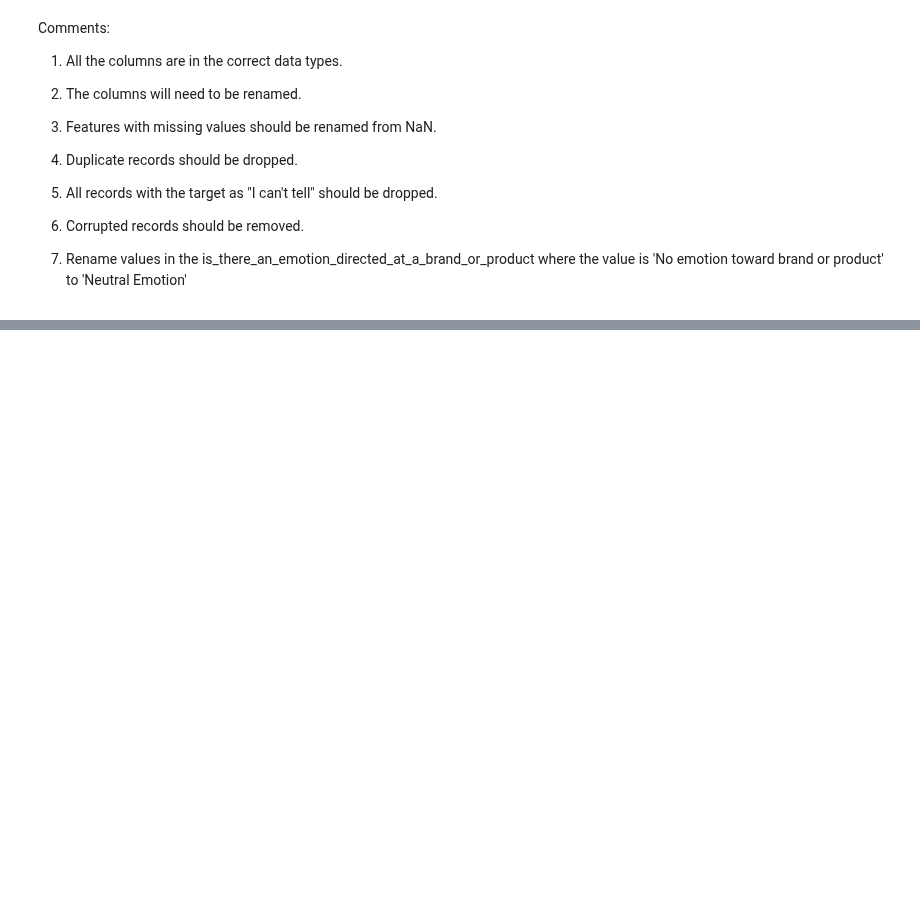
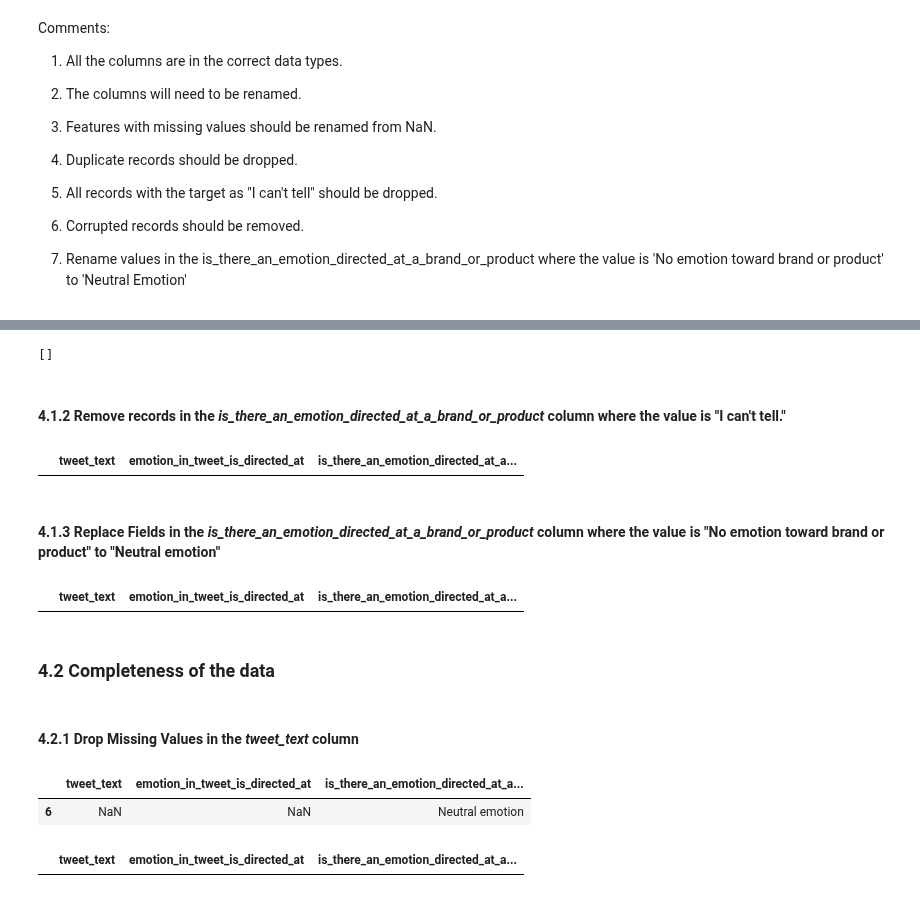
Before and after one commit to gtisnanga/GRP-13-FINAL-PROJECT, a Jupyter notebook: FINAL.ipynb, the cells around one changed output, grey strips where cells are left out. Saved outputs shown, nothing was run; the diff lists cells and outputs as text; code cells hidden in the pictures; blank space fills up the shorter version.

```diff
--- a/FINAL.ipynb
+++ b/FINAL.ipynb
@@ -253,0 +268,3 @@ Comments:
+# %%
+# Applying the is_corrupted function to find the indexes of the corrupted records
+corrupted_records_idx = is_corrupted(data['tweet_text'])
@@ -253,0 +280,45 @@ Comments:
+# %%
+# Drop these records
+data.drop(index=corrupted_records_idx, inplace=True)
+# %%
+# Test to ensure there are no corrupted records left
+is_corrupted(data['tweet_text'])
+# %% [output]
+[]
+# %% [markdown]
+#### 4.1.2 Remove records in the *is_there_an_emotion_directed_at_a_brand_or_product* column where the value is "I can't tell."
+# %%
+# Identify records with the specified value
+uncertain_reaction_idx = data[data['is_there_an_emotion_directed_at_a_brand_or_product'] == "I can't tell"].index
+
+# Remove the identified records
+data.drop(index=uncertain_reaction_idx, inplace=True)
+
+# Test & verify removal
+data[data['is_there_an_emotion_directed_at_a_brand_or_product'] == "I can't tell"]
+# %% [output]
+|  | tweet_text | emotion_in_tweet_is_directed_at | is_there_an_emotion_directed_at_a... |
+# %% [markdown]
+#### 4.1.3 Replace Fields in the *is_there_an_emotion_directed_at_a_brand_or_product* column where the value is "No emotion toward brand or product" to "Neutral emotion"
+# %%
+# Identify records with the specified value
+neutral_reaction_idx = data[data['is_there_an_emotion_directed_at_a_brand_or_product'] ==\
+                              "No emotion toward brand or product"].index
+
+# Remove the identified records
+data.loc[neutral_reaction_idx, 'is_there_an_emotion_directed_at_a_brand_or_product'] = "Neutral emotion"
+
+# Test & verify the removal
+data[data['is_there_an_emotion_directed_at_a_brand_or_product'] == "No emotion toward brand or product"]
+# %% [output]
+|  | tweet_text | emotion_in_tweet_is_directed_at | is_there_an_emotion_directed_at_a... |
+# %% [markdown]
+### 4.2 Completeness of the data
+# %% [markdown]
+#### 4.2.1 Drop Missing Values in the *tweet_text* column
+# %%
+tweet_missing = data[data['tweet_text'].isnull() == True].index
+data.loc[tweet_missing]
+# %% [output]
+|  | tweet_text | emotion_in_tweet_is_directed_at | is_there_an_emotion_directed_at_a... |
+| 6 | NaN | NaN | Neutral emotion |
@@ -253,0 +328,5 @@ Comments:
+# %%
+# Test & verify removal
+data[data['tweet_text'].isnull() == True]
+# %% [output]
+|  | tweet_text | emotion_in_tweet_is_directed_at | is_there_an_emotion_directed_at_a... |
```
Also changed, not shown: parts of 26 cells of this notebook.
